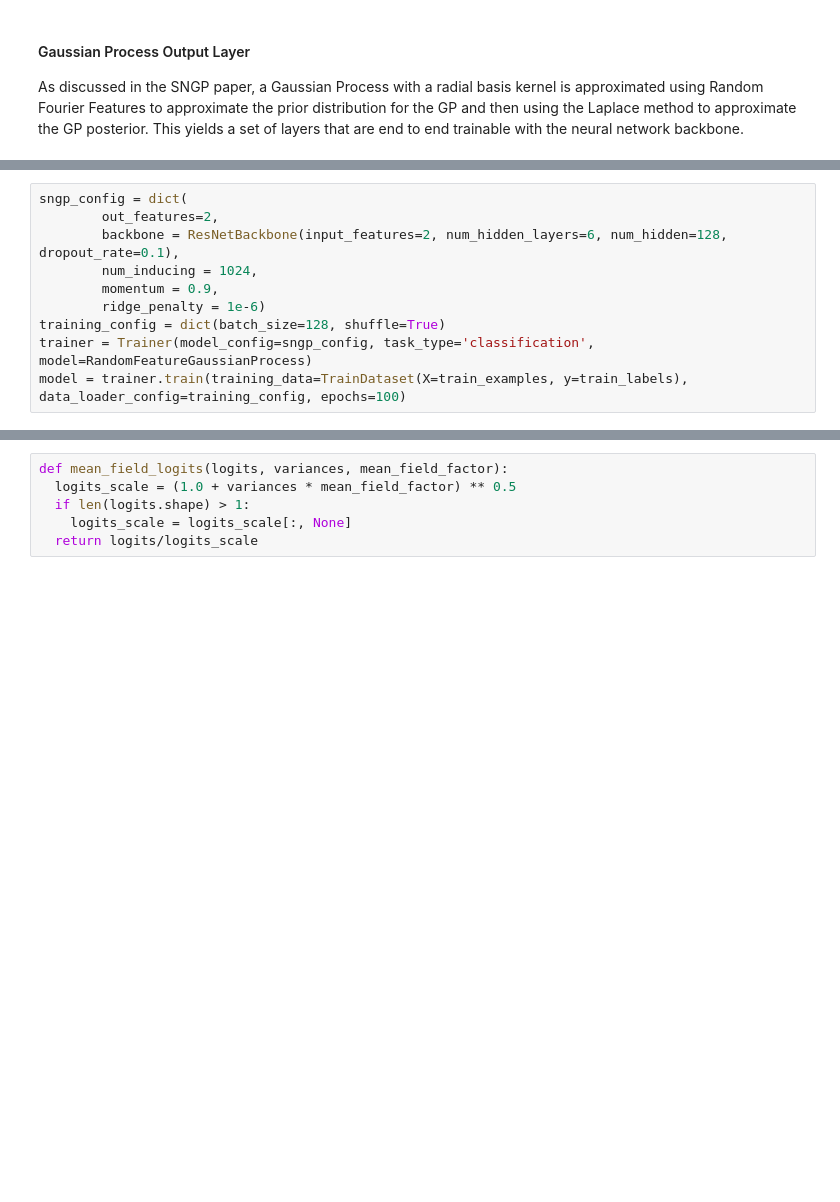
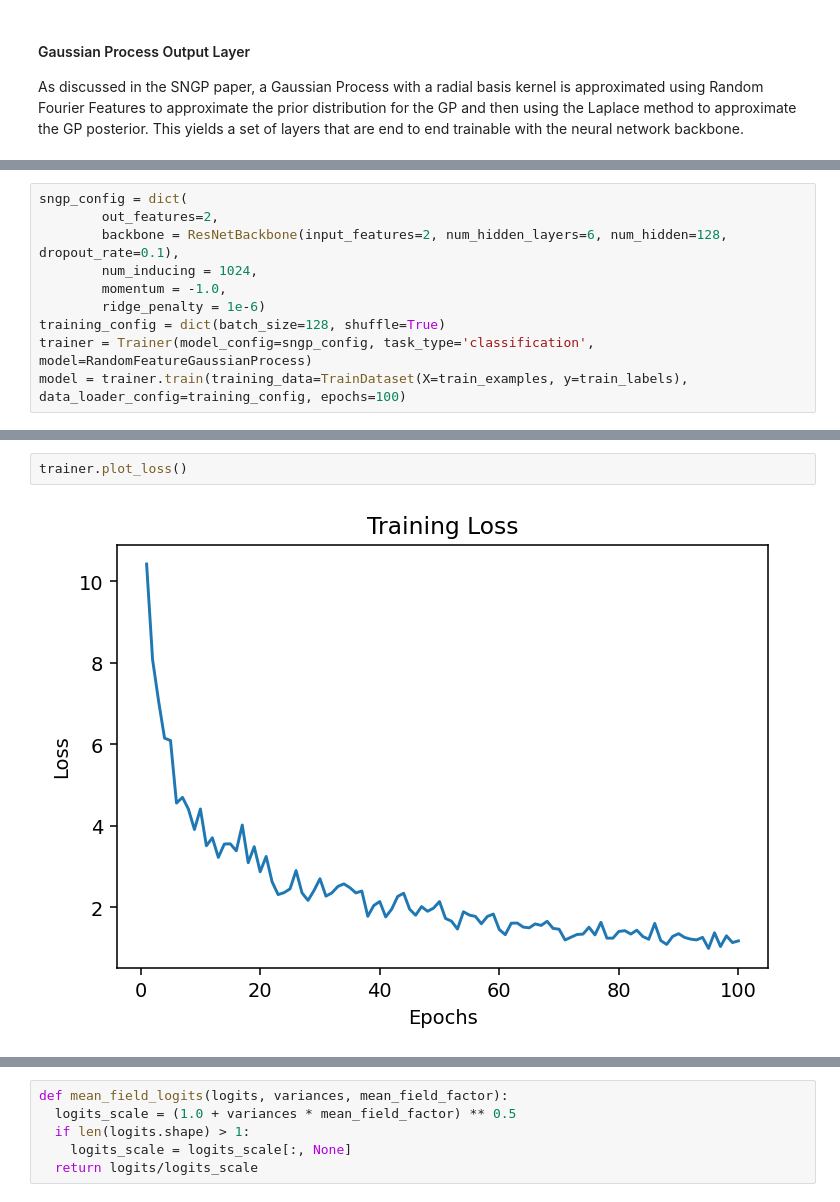
Before and after one commit to adityagoel4512/Spectral-normalized-Neural-Gaussian-Process-PyTorch, a Jupyter notebook: sngp.ipynb, the cells around one changed output, grey strips where cells are left out. Saved outputs shown, nothing was run; the diff lists cells and outputs as text; blank space fills up the shorter version.

```diff
--- a/sngp.ipynb
+++ b/sngp.ipynb
@@ -369,7 +396,7 @@ sngp_config = dict(
         out_features=2,
         backbone = ResNetBackbone(input_features=2, num_hidden_layers=6, num_hidden=128, dropout_rate=0.1),
         num_inducing = 1024,
-        momentum = 0.9,
+        momentum = -1.0,
         ridge_penalty = 1e-6)
 training_config = dict(batch_size=128, shuffle=True)
 trainer = Trainer(model_config=sngp_config, task_type='classification', model=RandomFeatureGaussianProcess)
@@ -394,0 +422,4 @@ Avg Loss Epoch 90: 1.877185480935233
+# %%
+trainer.plot_loss()
+# %% [output]
+[figure, added]
```
Also changed, not shown: parts of 40 cells of this notebook.
